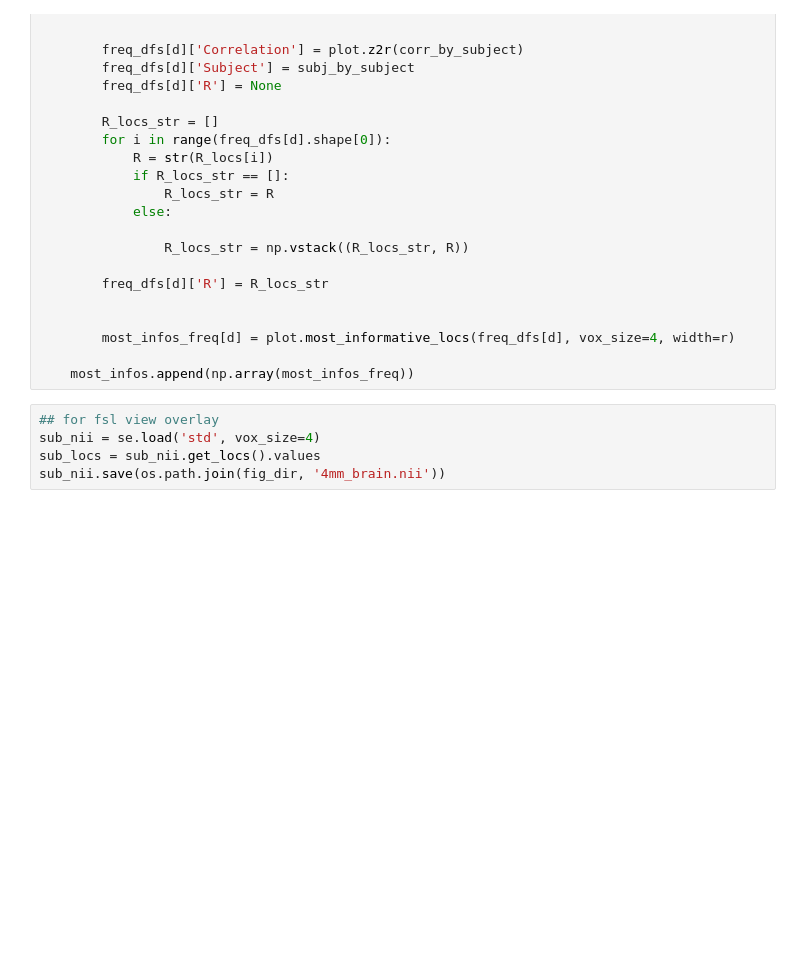
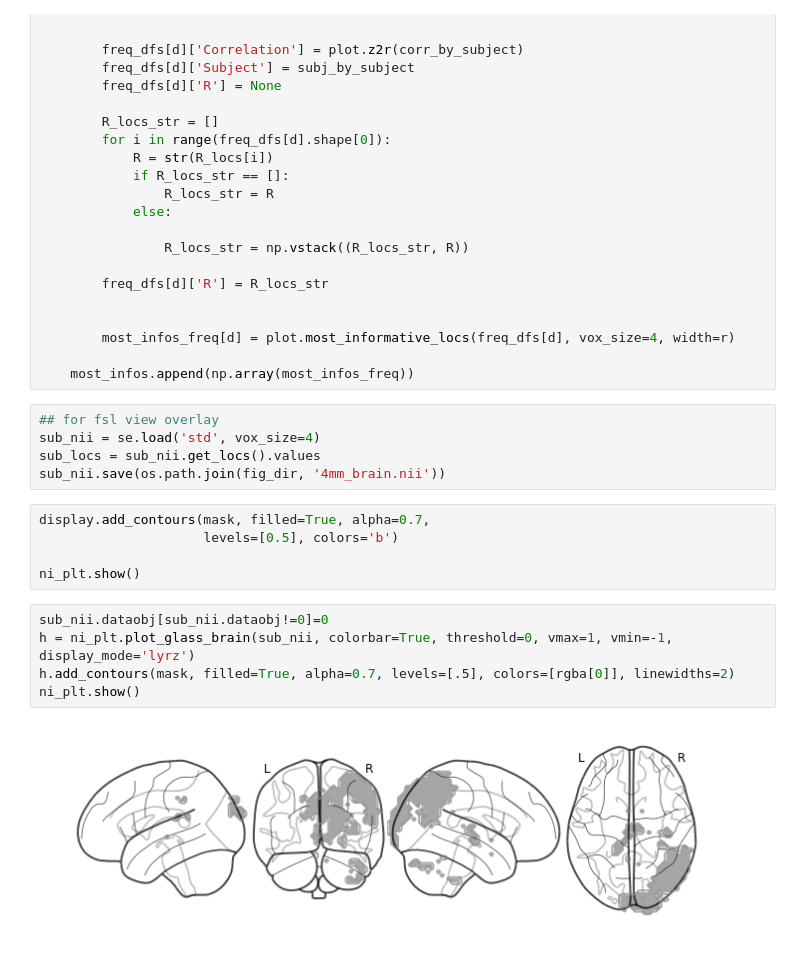
Before and after one commit to ContextLab/supereeg_paper, a Jupyter notebook: code/notebooks/suppplemental_4.ipynb, the cells around one changed output. Saved outputs shown, nothing was run; the diff lists cells and outputs as text; blank space fills up the shorter version.

```diff
--- a/code/notebooks/suppplemental_4.ipynb
+++ b/code/notebooks/suppplemental_4.ipynb
@@ -105,3 +147,15 @@ for e, freq in enumerate(freqs):
 sub_nii = se.load('std', vox_size=4)
 sub_locs = sub_nii.get_locs().values
 sub_nii.save(os.path.join(fig_dir, '4mm_brain.nii'))
+# %%
+display.add_contours(mask, filled=True, alpha=0.7,
+                     levels=[0.5], colors='b')
+
+ni_plt.show()
+# %%
+sub_nii.dataobj[sub_nii.dataobj!=0]=0
+h = ni_plt.plot_glass_brain(sub_nii, colorbar=True, threshold=0, vmax=1, vmin=-1, display_mode='lyrz')
+h.add_contours(mask, filled=True, alpha=0.7, levels=[.5], colors=[rgba[0]], linewidths=2)
+ni_plt.show()
+# %% [output]
+[figure, added]
```
Also changed, not shown: parts of 11 cells of this notebook, 20 other files.
